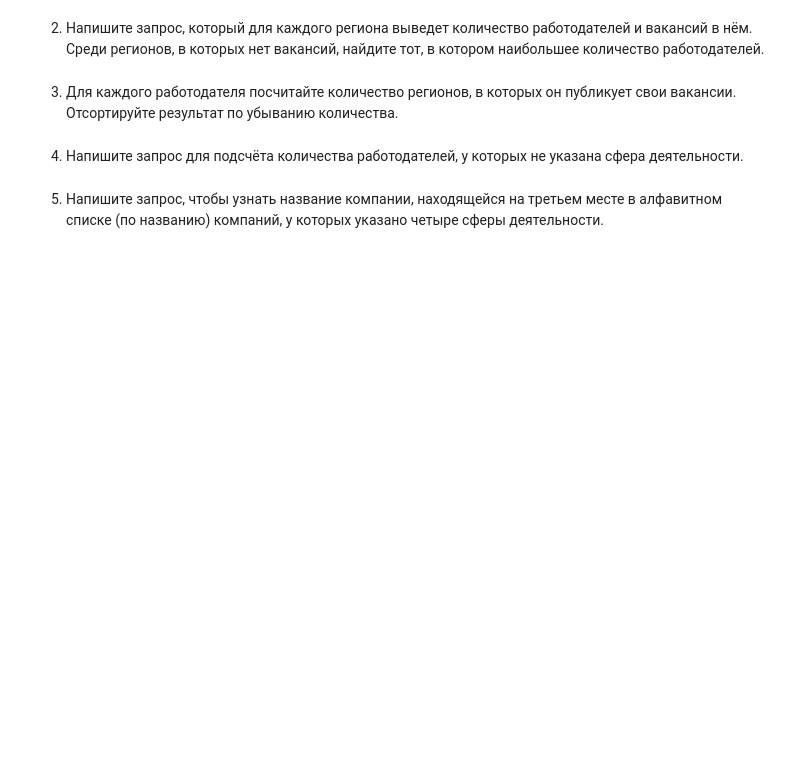
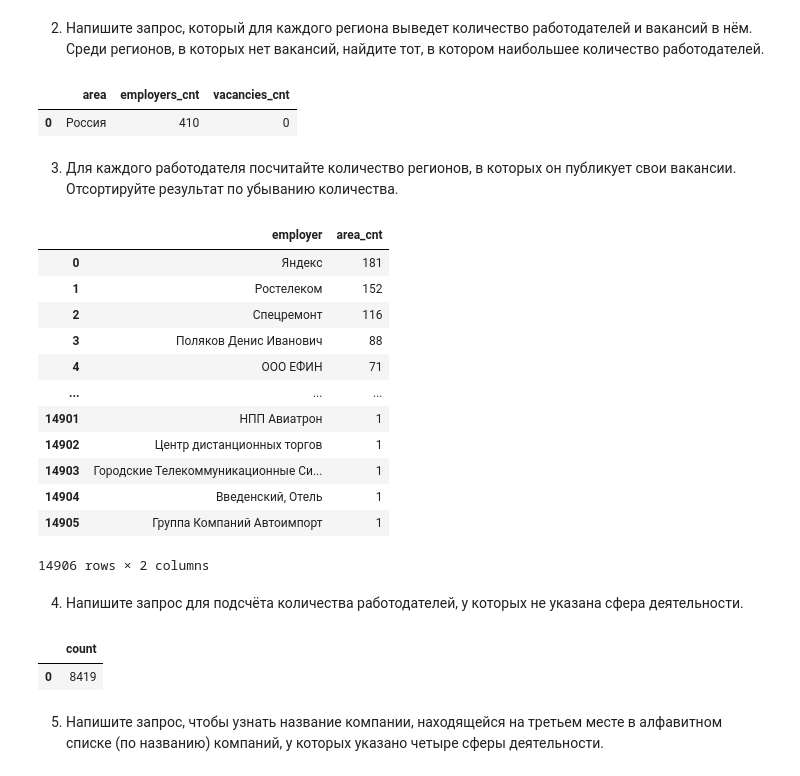
Before and after one commit to kdunaev-a10/SkillFactory-DTS, a Jupyter notebook: project_2/Project_2_headHunter.ipynb, the cells around one changed output. Drawn from its saved outputs; the diff is of its cells as text; code cells hidden in the pictures; blank space fills up the shorter version.

```diff
--- a/project_2/Project_2_headHunter.ipynb
+++ b/project_2/Project_2_headHunter.ipynb
@@ -291,11 +332,42 @@ display(hh_df)
 # %%
 # результат запроса
+hh_df = pd.read_sql_query(query_5_2, connection)
+display(hh_df)
+# %% [output]
+|  | area | employers_cnt | vacancies_cnt |
+| 0 | Россия | 410 | 0 |
 # %% [markdown]
 3. Для каждого работодателя посчитайте количество регионов, в которых он публикует свои вакансии. Отсортируйте результат по убыванию количества.
 # %%
 # текст запроса
+query_5_3 = f'''
+            SELECT
+                e.name as employer,
+                count(distinct v.area_id) as area_cnt
+            FROM
+                public.vacancies as v
+            JOIN public.employers as e on v.employer_id=e.id
+            GROUP by e.id
+            ORDER by 2 desc
+        '''
 # %%
 # результат запроса
+hh_df = pd.read_sql_query(query_5_3, connection)
+display(hh_df)
+# %% [output]
+|  | employer | area_cnt |
+| 0 | Яндекс | 181 |
+| 1 | Ростелеком | 152 |
+| 2 | Спецремонт | 116 |
+| 3 | Поляков Денис Иванович | 88 |
+| 4 | ООО ЕФИН | 71 |
+| ... | ... | ... |
+| 14901 | НПП Авиатрон | 1 |
+| 14902 | Центр дистанционных торгов | 1 |
+| 14903 | Городские Телекоммуникационные Си... | 1 |
+| 14904 | Введенский, Отель | 1 |
+| 14905 | Группа Компаний Автоимпорт | 1 |
+14906 rows × 2 columns
 # %% [markdown]
 4. Напишите запрос для подсчёта количества работодателей, у которых не указана сфера деятельности.
 # %%
@@ -303,5 +384,10 @@ display(hh_df)
 # %%
 # результат запроса
+hh_df = pd.read_sql_query(query_5_4, connection)
+display(hh_df)
+# %% [output]
+|  | count |
+| 0 | 8419 |
 # %% [markdown]
 5. Напишите запрос, чтобы узнать название компании, находящейся на третьем месте в алфавитном списке (по названию) компаний, у которых указано четыре сферы деятельности.
 # %%
```
Also changed, not shown: parts of 19 cells of this notebook, 1 other file.
